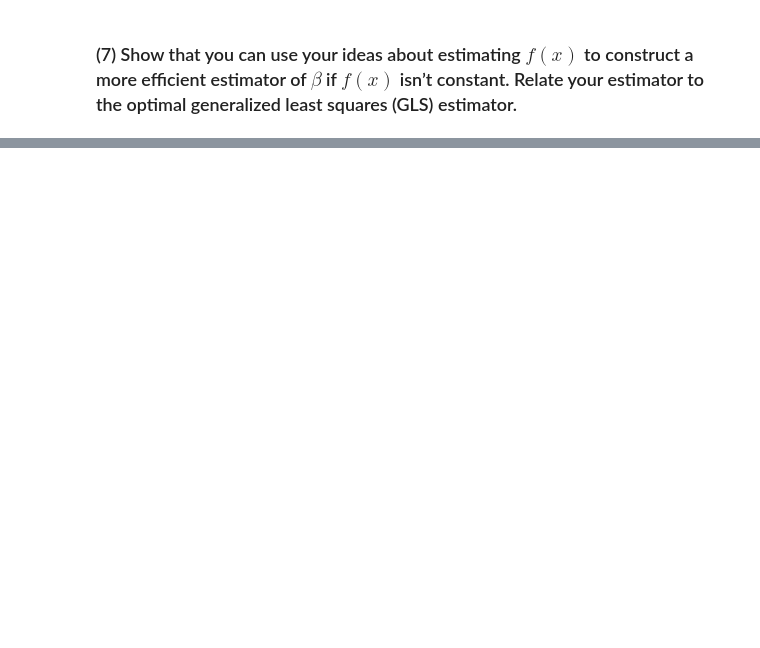
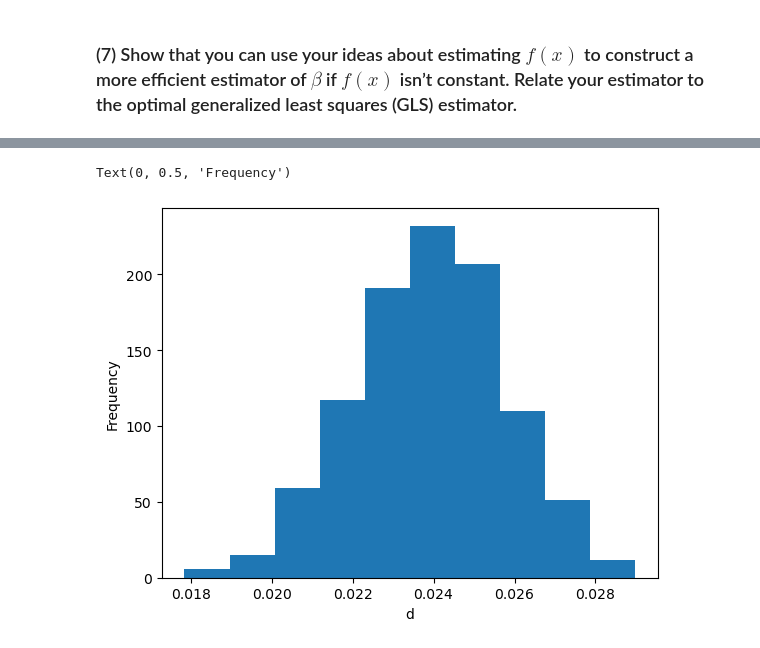
Before and after one commit to eleanor-adachi/ARE212_Materials, a Jupyter notebook: Assignments/assignment3/assignment3_ea.ipynb, the cells around one changed output, grey strips where cells are left out. Saved outputs shown, nothing was run; the diff lists cells and outputs as text; code cells hidden in the pictures; blank space fills up the shorter version.

```diff
--- a/Assignments/assignment3/assignment3_ea.ipynb
+++ b/Assignments/assignment3/assignment3_ea.ipynb
@@ -1702,0 +1782,36 @@ The first stage would be unchanged but the second stage would estimate an empiri
+# %%
+# Structural parameters
+N = 1000
+alpha = 3
+beta = 4
+true_c = 1
+true_d = 2
+
+# Generalized least squares method
+D = 1000 # Monte Carlo draws
+b_draws = pd.DataFrame(columns=['a', 'b'])
+d_draws = pd.DataFrame(columns=['c', 'd'])
+for i in range(D):
+    y,X = quad_gdp(N, [alpha, beta], true_c=true_c, true_d=true_d)
+    est = GMM(linear_regression, (y,X), 2)
+    b0, fun0 = est.two_step_gmm()
+    log_e2 = np.log((y - X@b0)**2)
+    bp_est = GMM(linear_regression, (log_e2,X), 2)
+    d, bp_fun = bp_est.two_step_gmm()
+    d_df = pd.DataFrame(d, index=d_draws.columns).T
+    d_draws = pd.concat([d_draws, d_df], ignore_index=True)
+    log_e2_fit = X@d
+    h_fit = np.exp(log_e2_fit)
+    bp_est2 = GMM(linear_regression, (y/np.sqrt(h_fit), (X.T/np.sqrt(h_fit)).T), 2)
+    b, fun = bp_est2.two_step_gmm()
+    b_df = pd.DataFrame(b, index=b_draws.columns).T
+    b_draws = pd.concat([b_draws, b_df], ignore_index=True)
+# %%
+import matplotlib.pyplot as plt
+
+plt.hist(d_draws['d'])
+plt.xlabel('d')
+plt.ylabel('Frequency')
+# %% [output]
+Text(0, 0.5, 'Frequency')
+[figure, added]
```
Also changed, not shown: parts of 8 cells of this notebook.
